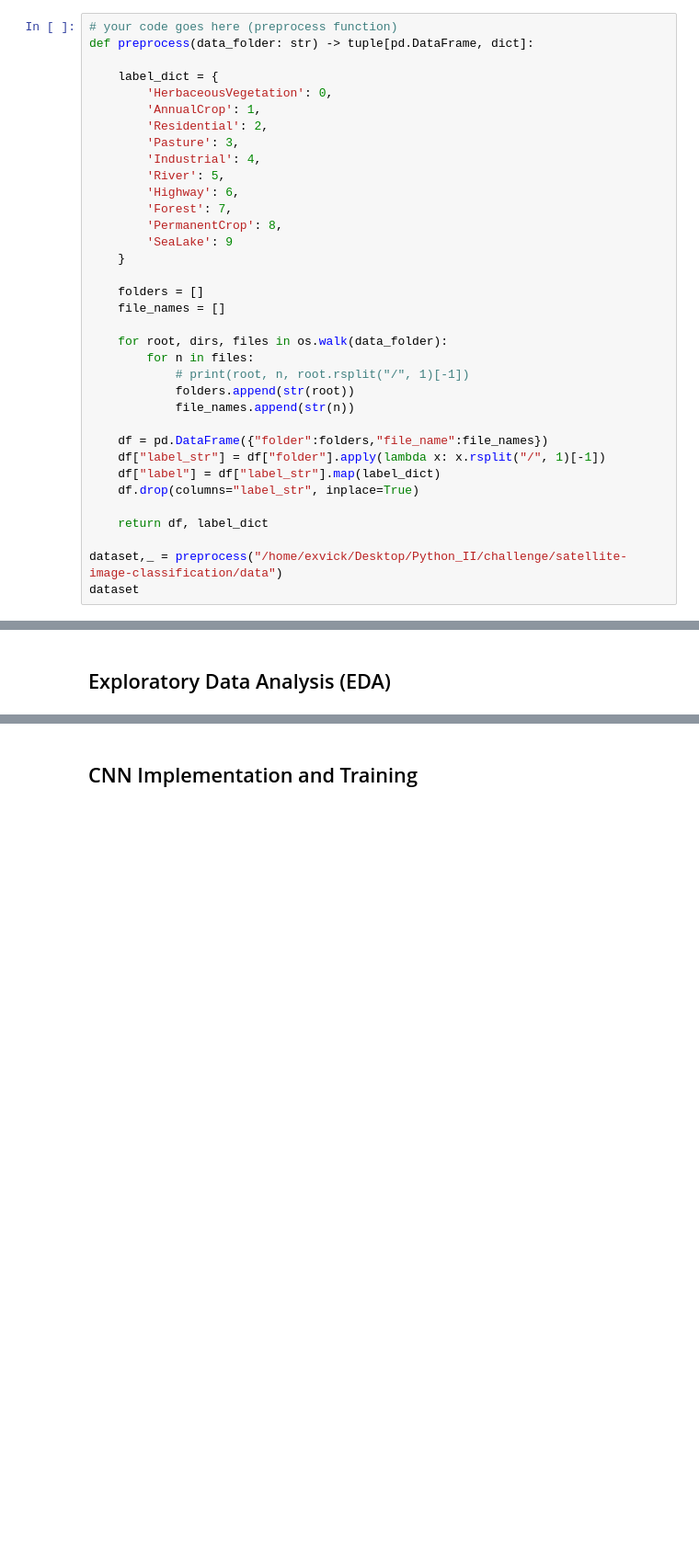
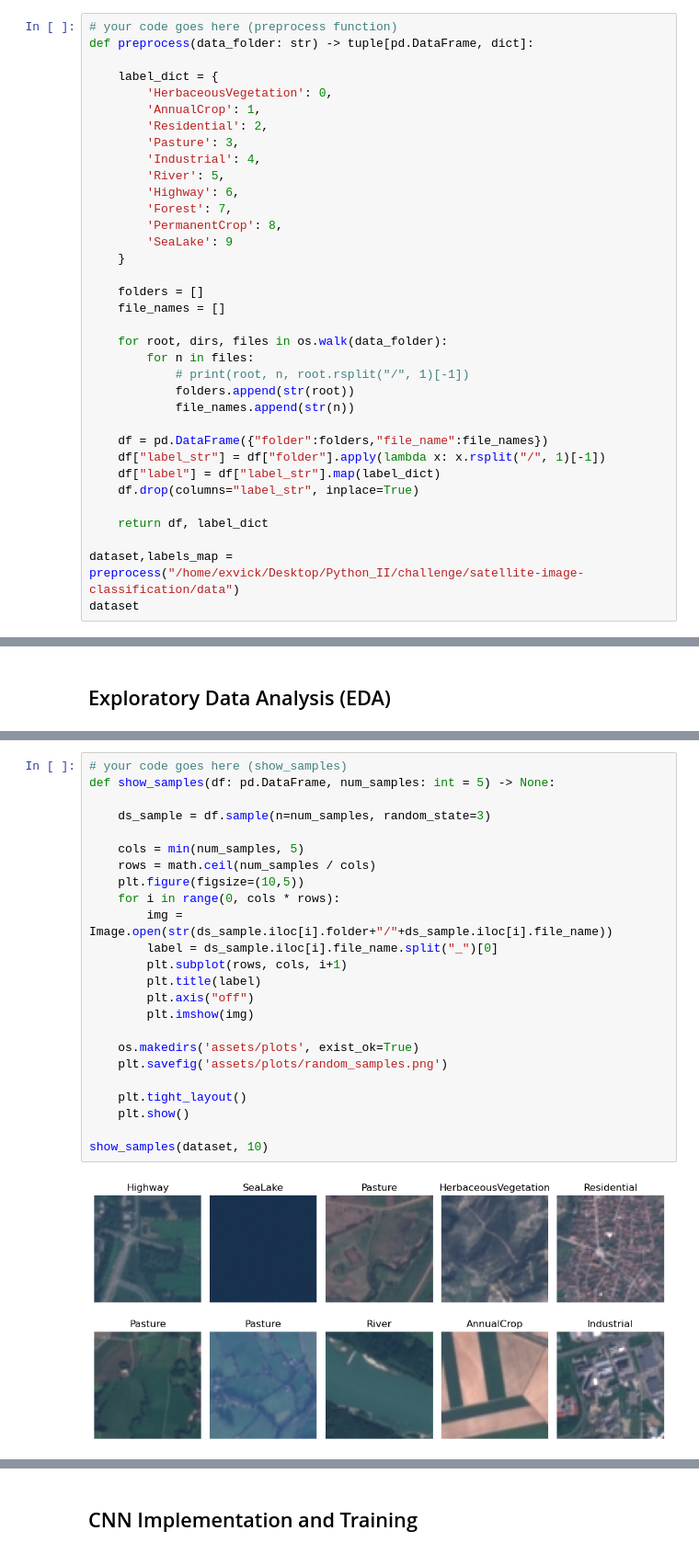
Before and after one commit to exVick/satellite-image-classification, a Jupyter notebook: k12441809.ipynb, the cells around one changed output, grey strips where cells are left out. Shown at 92% size. Cells and saved outputs as stored; diff of their text form; blank space fills up the shorter version.

Commit message:
EDA plots

```diff
--- a/k12441809.ipynb
+++ b/k12441809.ipynb
@@ -79,7 +86,7 @@ def preprocess(data_folder: str) -> tuple[pd.DataFrame, dict]:
 
     return df, label_dict
 
-dataset,_ = preprocess("/home/exvick/Desktop/Python_II/challenge/satellite-image-classification/data")
+dataset,labels_map = preprocess("/home/exvick/Desktop/Python_II/challenge/satellite-image-classification/data")
 dataset
 # %% [output]
 |  | folder | file_name | label |
@@ -114,0 +122,26 @@ Length of dataset: 10000
+# %%
+# your code goes here (show_samples)
+def show_samples(df: pd.DataFrame, num_samples: int = 5) -> None:
+
+    ds_sample = df.sample(n=num_samples, random_state=3)
+
+    cols = min(num_samples, 5)
+    rows = math.ceil(num_samples / cols)
+    plt.figure(figsize=(10,5))
+    for i in range(0, cols * rows):
+        img = Image.open(str(ds_sample.iloc[i].folder+"/"+ds_sample.iloc[i].file_name))
+        label = ds_sample.iloc[i].file_name.split("_")[0]
+        plt.subplot(rows, cols, i+1)
+        plt.title(label)
+        plt.axis("off")
+        plt.imshow(img)
+
+    os.makedirs('assets/plots', exist_ok=True)
+    plt.savefig('assets/plots/random_samples.png')
+
+    plt.tight_layout()
+    plt.show()
+
+show_samples(dataset, 10)
+# %% [output]
+[figure, added]
```
Also changed, not shown: parts of 9 cells of this notebook.
